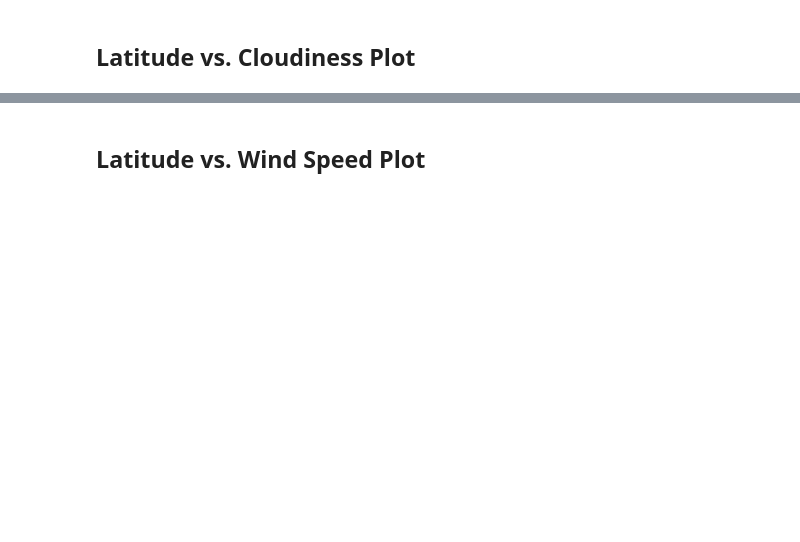
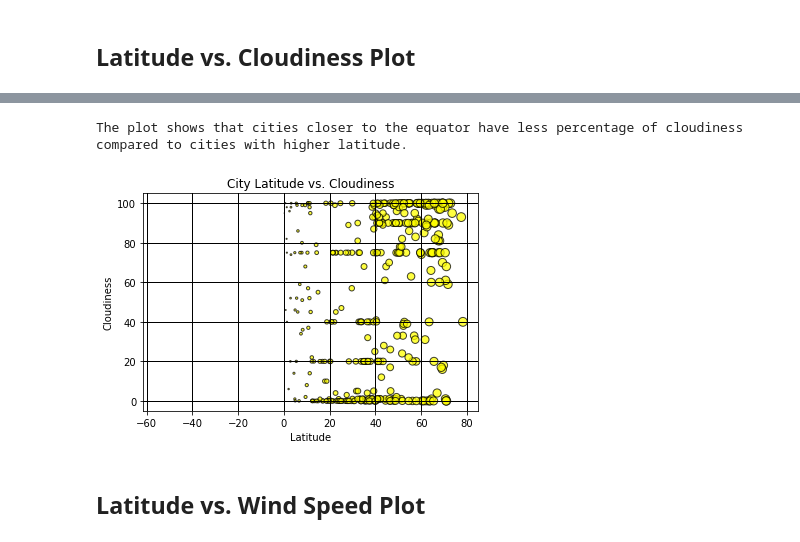
Before and after one commit to JMazick/python-api-challenge, a Jupyter notebook: WeatherPy/WeatherPy.ipynb, the cells around one changed output, grey strips where cells are left out. Saved outputs shown, nothing was run; the diff lists cells and outputs as text; code cells hidden in the pictures; blank space fills up the shorter version.

```diff
--- a/WeatherPy/WeatherPy.ipynb
+++ b/WeatherPy/WeatherPy.ipynb
@@ -179,0 +230,3 @@ Int64Index([], dtype='int64')
+# %%
+city_cloudiness = city_data['Cloudiness']
+city_cloudiness
@@ -180,2 +246,14 @@ Int64Index([], dtype='int64')
+# %%
+plt.scatter(city_latitude, city_cloudiness, marker='o', facecolors="yellow", edgecolors="black",
+            s=city_latitude, alpha=0.75)
+plt.title("City Latitude vs. Cloudiness")
+plt.xlabel("Latitude")
+plt.ylabel("Cloudiness")
+plt.grid(axis='both', color='black', linestyle='-', linewidth=1)
+plt.savefig("../Images/city_latitude_vs_cloudiness.png")
+print("The plot shows that cities closer to the equator have less percentage of cloudiness compared to cities with higher latitude.")
+# %% [output]
+The plot shows that cities closer to the equator have less percentage of cloudiness compared to cities with higher latitude.
+[figure, added]
 # %% [markdown]
 ## Latitude vs. Wind Speed Plot
```
Also changed, not shown: parts of 35 cells of this notebook, 13 other files.
